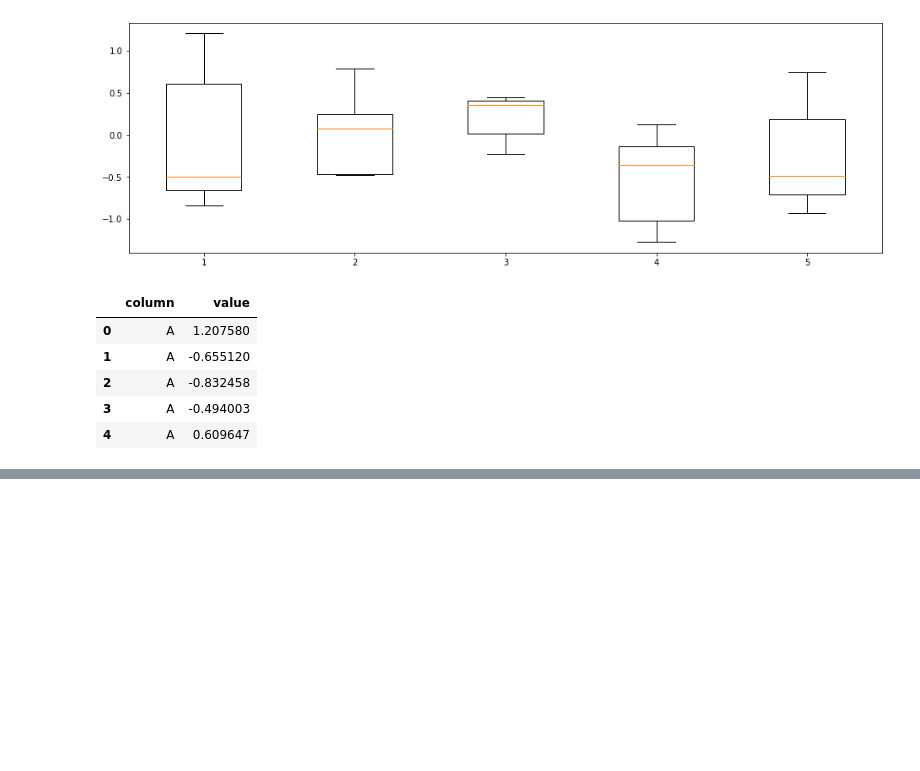
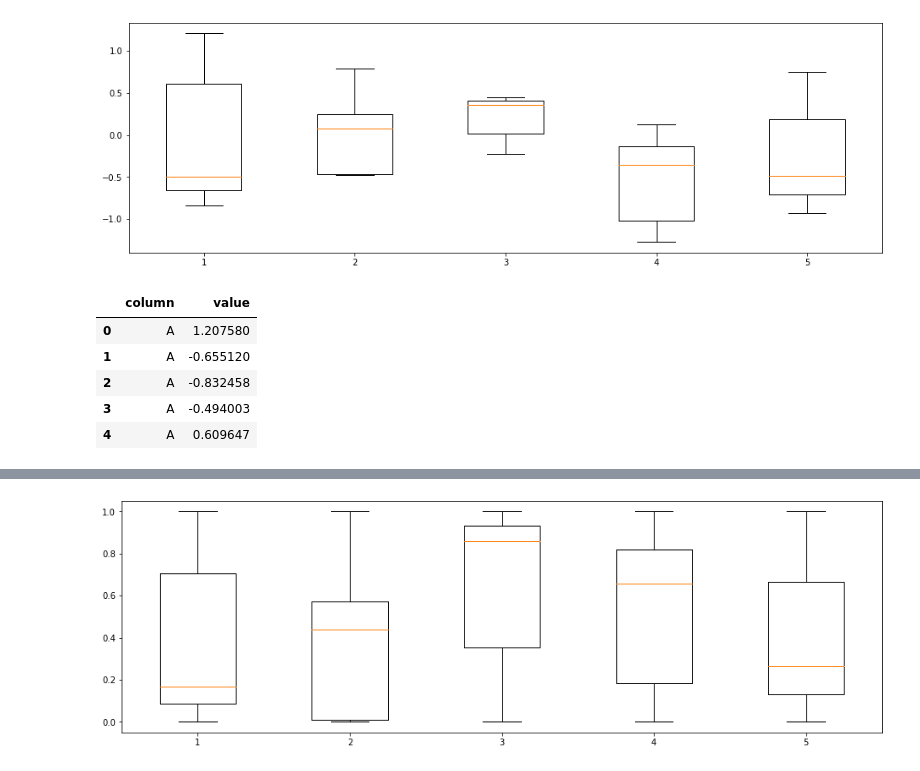
Before and after one commit to rubinkim/public_data, a Jupyter notebook: chapter_07/ch07_scikit-learn.ipynb, the cells around one changed output, grey strips where cells are left out. Saved outputs shown, nothing was run; the diff lists cells and outputs as text; code cells hidden in the pictures; blank space fills up the shorter version.

Commit message:
from sklearn.preprocessing import StandardScaler, MinMaxScaler

```diff
--- a/chapter_07/ch07_scikit-learn.ipynb
+++ b/chapter_07/ch07_scikit-learn.ipynb
@@ -145,3 +145,9 @@ data_melt.head()
 # %%
 fig = px.box(data_frame=data_melt, x="column", y="value")
 fig
+# %%
+# 적용후
+scaler = MinMaxScaler()
+data_minmax = scaler.fit_transform(data)
+data_minmax = pd.DataFrame(data=data_minmax, columns=["A","B","C","D","E"])
+data_minmax.describe().round(3)
@@ -147,0 +164,6 @@ fig
+# %%
+plt.figure(figsize=(16,5))
+plt.boxplot(x=data_minmax)
+plt.show()
+# %% [output]
+[figure, added]
```
Also changed, not shown: parts of 3 cells of this notebook.
